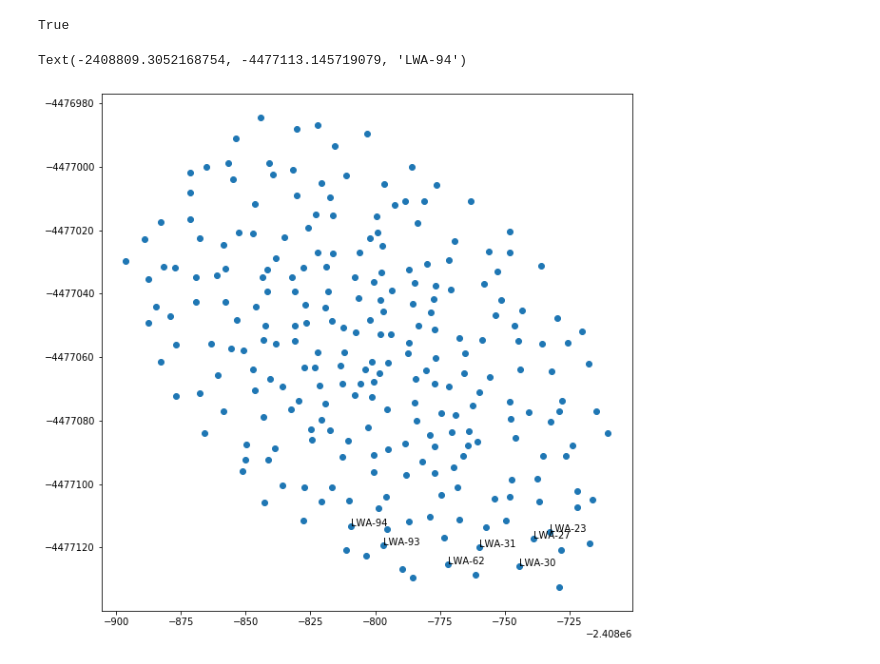
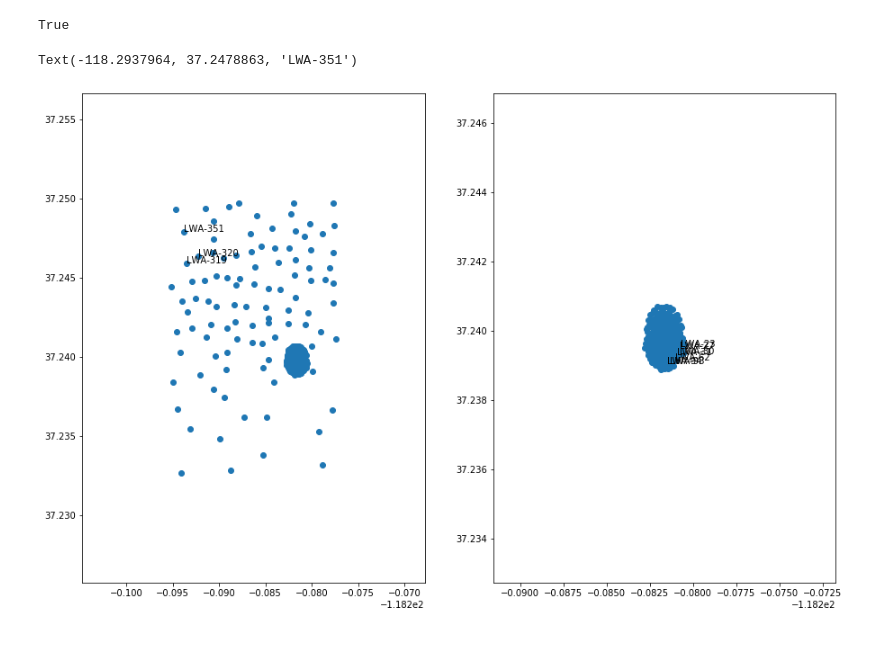
Before and after one commit to dsa110/DSA2000-Whitepaper-Simulation, a Jupyter notebook: LWA352_reconfig.ipynb, the cells around one changed output. Drawn from its saved outputs; the diff is of its cells as text; code cells hidden in the pictures.

```diff
--- a/LWA352_reconfig.ipynb
+++ b/LWA352_reconfig.ipynb
@@ -25,13 +25,7 @@ tb.close()
 # %% [output]
 True
 # %%
-plt.figure(figsize=(10,10))
-x0 = -2409000
-y0 = -4477250
-delta = 300
-ww = np.where((xx < x0+delta)*(xx > x0)*(yy > y0)*(yy < y0+delta))
-plt.scatter(xx[ww], yy[ww])
-#plt.scatter(xx, yy)
+# key antennas
 i0 = np.where(anames == 'LWA-23')[0][0]
 i1 = np.where(anames == 'LWA-27')[0][0]
 i2 = np.where(anames == 'LWA-30')[0][0]
@@ -39,14 +33,32 @@ i3 = np.where(anames == 'LWA-31')[0][0]
 i4 = np.where(anames == 'LWA-62')[0][0]
 i5 = np.where(anames == 'LWA-93')[0][0]
 i6 = np.where(anames == 'LWA-94')[0][0]
-plt.text(xx[i0], yy[i0], anames[i0])
-plt.text(xx[i1], yy[i1], anames[i1])
-plt.text(xx[i2], yy[i2], anames[i2])
-plt.text(xx[i3], yy[i3], anames[i3])
-plt.text(xx[i4], yy[i4], anames[i4])
-plt.text(xx[i5], yy[i5], anames[i5])
-plt.text(xx[i6], yy[i6], anames[i6])
+i351 = np.where(anames == 'LWA-351')[0][0]
+i320 = np.where(anames == 'LWA-320')[0][0]
+i319 = np.where(anames == 'LWA-319')[0][0]
-# %% [output]
-Text(-2408809.3052168754, -4477113.145719079, 'LWA-94')
-[figure, removed]
+# %%
+# select some
+x0 = -2409000
+y0 = -4477250
+delta = 300
+ww = np.where((xx < x0+delta)*(xx > x0)*(yy > y0)*(yy < y0+delta))
+
+# plot them
+fig, (ax0, ax1) = plt.subplots(ncols=2, nrows=1, figsize=(15,10))
+pos = ac.EarthLocation.from_geocentric(x=xx, y=yy, z=zz, unit='m')
+ax0.scatter(pos.lon.value, pos.lat.value)
+ax1.scatter(pos.lon.value[ww], pos.lat.value[ww])
+ax1.text(pos.lon.value[i0], pos.lat.value[i0], anames[i0])
+ax1.text(pos.lon.value[i1], pos.lat.value[i1], anames[i1])
+ax1.text(pos.lon.value[i2], pos.lat.value[i2], anames[i2])
+ax1.text(pos.lon.value[i3], pos.lat.value[i3], anames[i3])
+ax1.text(pos.lon.value[i4], pos.lat.value[i4], anames[i4])
+ax1.text(pos.lon.value[i5], pos.lat.value[i5], anames[i5])
+ax1.text(pos.lon.value[i6], pos.lat.value[i6], anames[i6])
+ax0.text(pos.lon.value[i319], pos.lat.value[i319], anames[i319])
+ax0.text(pos.lon.value[i320], pos.lat.value[i320], anames[i320])
+ax0.text(pos.lon.value[i351], pos.lat.value[i351], anames[i351])
+# %% [output]
+Text(-118.2937964, 37.2478863, 'LWA-351')
+[figure, added]
 # %%
```
Also changed, not shown: parts of 4 cells of this notebook, 1 other file.
